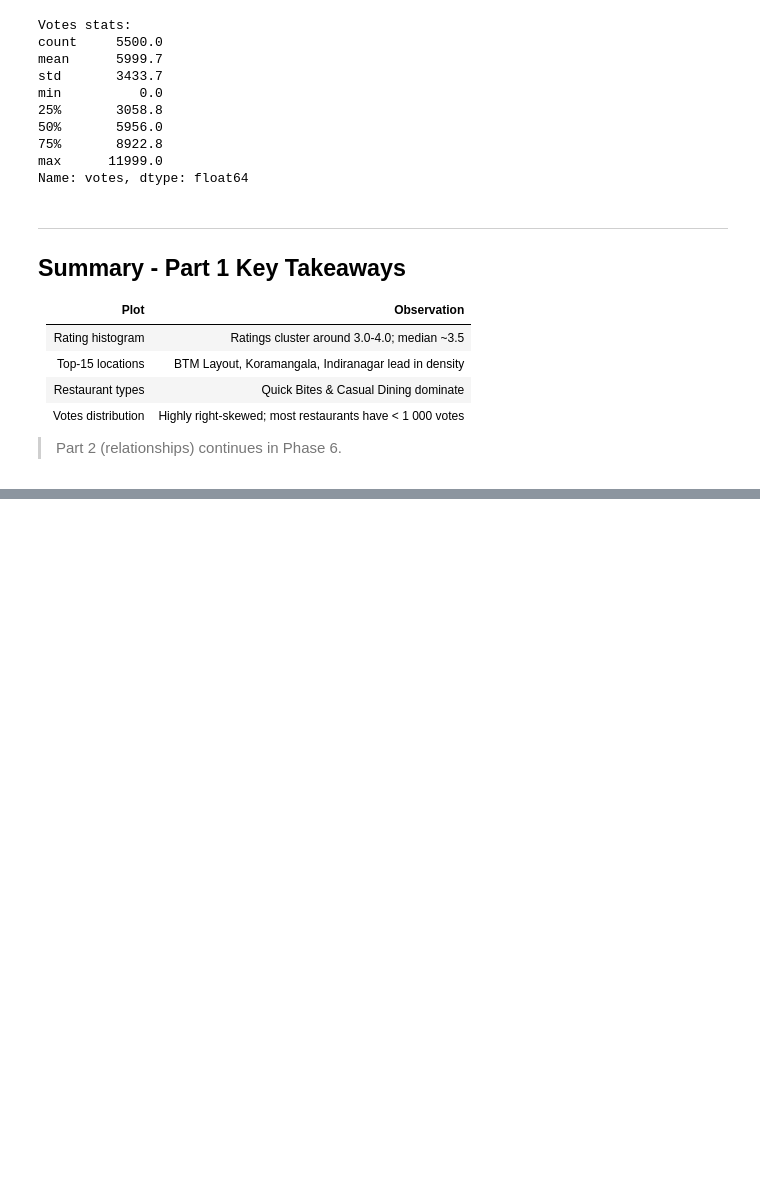
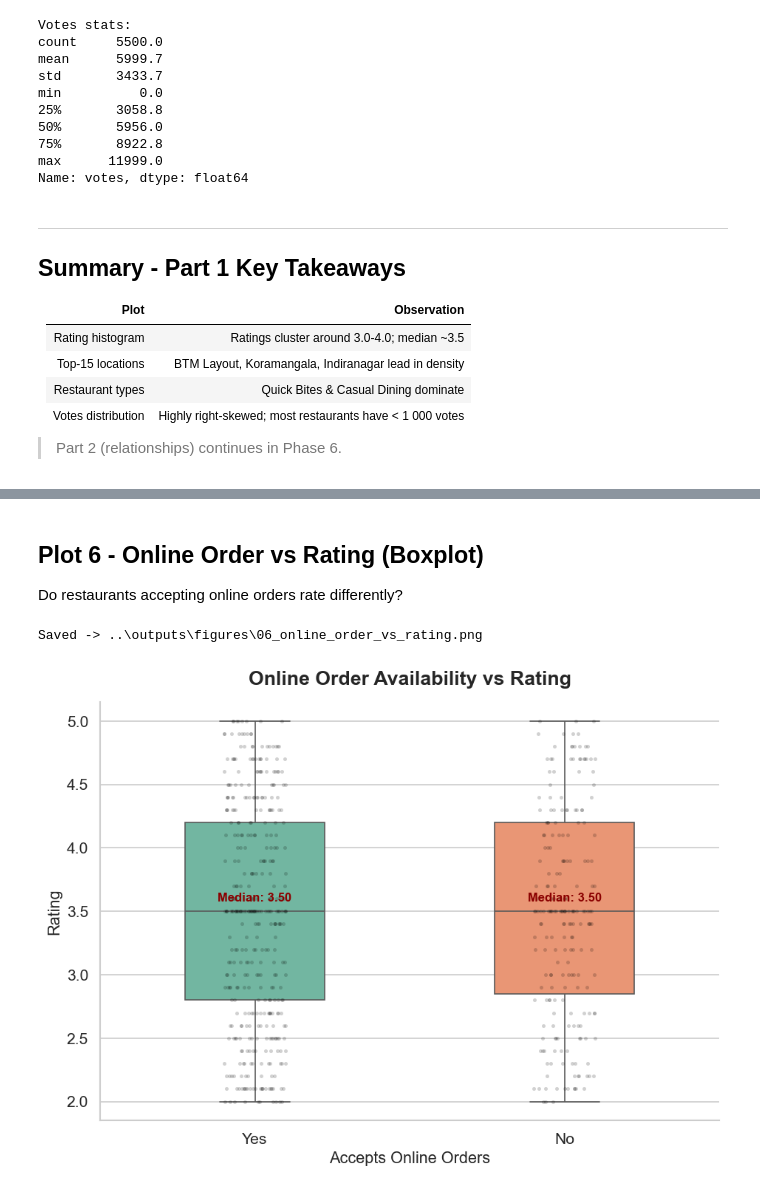
Before and after one commit to komalkaushikr/Zomato_analysis, a Jupyter notebook: notebooks/01_eda.ipynb, the cells around one changed output, grey strips where cells are left out. Saved outputs shown, nothing was run; the diff lists cells and outputs as text; code cells hidden in the pictures; blank space fills up the shorter version.

```diff
--- a/notebooks/01_eda.ipynb
+++ b/notebooks/01_eda.ipynb
@@ -149,0 +177,22 @@ Name: votes, dtype: float64
+# %% [markdown]
+## Plot 6 - Online Order vs Rating (Boxplot)
+Do restaurants accepting online orders rate differently?
+# %%
+fig, ax = plt.subplots(figsize=(8, 6))
+sns.boxplot(data=df, x='online_order', y='rate', palette=PALETTE, width=0.45, order=['Yes','No'], ax=ax)
+sns.stripplot(data=df.sample(600, random_state=42), x='online_order', y='rate',
+              color='black', alpha=0.18, size=3, order=['Yes','No'], ax=ax)
+medians = df.groupby('online_order')['rate'].median()
+for i, cat in enumerate(['Yes','No']):
+    ax.text(i, medians[cat]+0.08, f'Median: {medians[cat]:.2f}',
+            ha='center', fontsize=10, color='darkred', fontweight='bold')
+ax.set_title('Online Order Availability vs Rating', fontsize=16, fontweight='bold', pad=14)
+ax.set_xlabel('Accepts Online Orders', fontsize=13)
+ax.set_ylabel('Rating', fontsize=13)
+sns.despine()
+plt.tight_layout()
+save_fig('06_online_order_vs_rating.png')
+plt.show()
+# %% [output]
+Saved -> ..\outputs\figures\06_online_order_vs_rating.png
+[figure, added]
```
Also changed, not shown: parts of 10 cells of this notebook, 5 other files.
